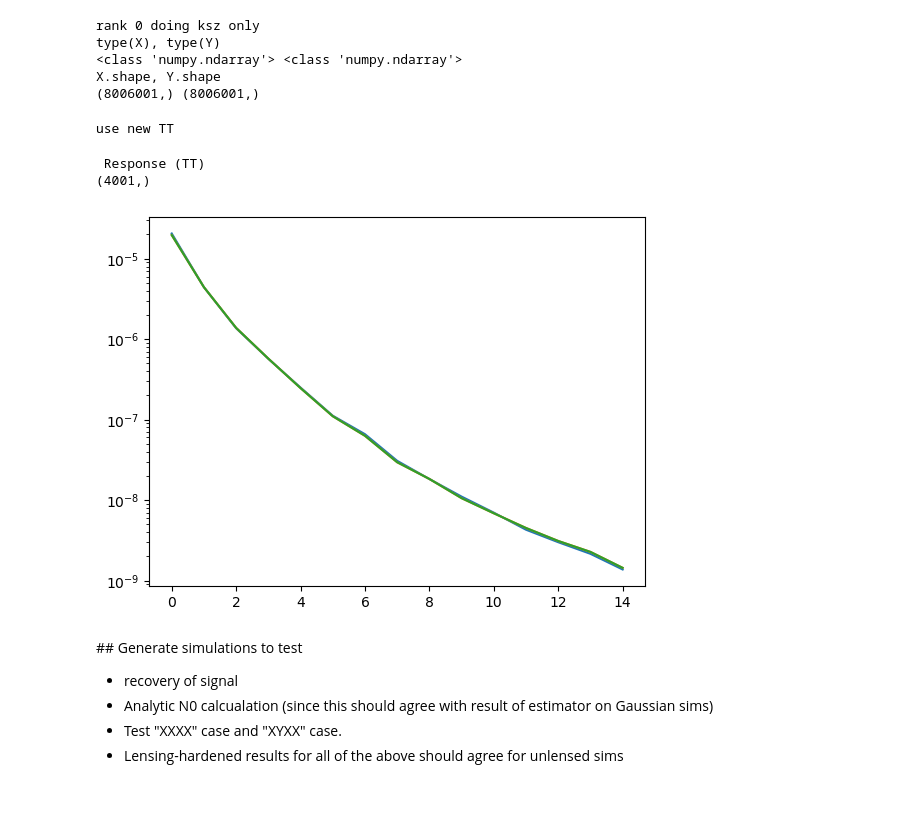
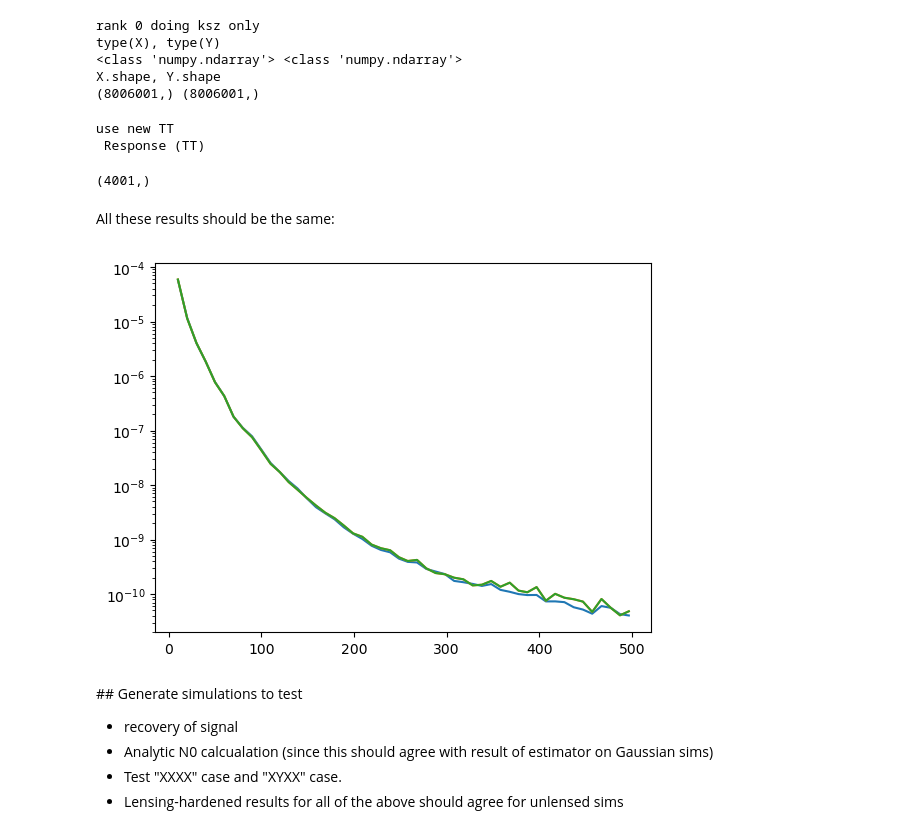
Before and after one commit to simonsobs/ksz4, a Jupyter notebook: examples/test_bias-hardening.ipynb, the cells around one changed output. Cells and saved outputs as stored; diff of their text form; code cells hidden in the pictures; blank space fills up the shorter version.

```diff
--- a/examples/test_bias-hardening.ipynb
+++ b/examples/test_bias-hardening.ipynb
@@ -152,10 +156,13 @@ getting AB and CD qfuncs for qe
 
 #assert np.allclose(abcd_setup_XX["norm_K_AB_lh"], abcd_setup_XYXX["norm_K_CD_lh"])
 
+binner=ClBinner(lmin=5,lmax=500,nbin=50)
+
+
 fig,ax=plt.subplots()
-ax.plot(normal_setup["N0_K"])
-ax.plot(normal_setup["N0_K_lh"])
-ax.plot(abcd_setup_XX["N0_ABCD_K_lh"])
+ax.plot(binner.bin_mids, binner(normal_setup["N0_K"]))
+ax.plot(0.99*binner.bin_mids, binner(normal_setup["N0_K_lh"]))
+ax.plot(1.01*binner.bin_mids, binner(abcd_setup_XX["N0_ABCD_K_lh"]))
 #ax.plot(abcd_setup_XYXX["norm_K_CD_lh"])
 ax.set_yscale("log")
 
@@ -172,6 +179,6 @@ ax.set_yscale("log")
 
 fig,ax=plt.subplots()
 ax.plot(normal_setup["N0_K"])
-ax.plot(1.1*abcd_setup_XX["N0_ABCD_K"])
+ax.plot(abcd_setup_XX["N0_ABCD_K"])
 ax.set_yscale("log")
 # %% [output]
@@ -214,33 +221,35 @@ type(X), type(Y)
 X.shape, Y.shape
 (8006001,) (8006001,)
 # %%
-if rank==0:
-    #also get ksz-only N0
-    N0_XX_kszonly = normal_setup["get_fg_trispectrum_K_N0"](
-        cl_rksz
-    )
-    N0_XX_lh_kszonly = normal_setup["get_fg_trispectrum_K_N0_lh"](
-        cl_rksz
-    )
-    N0_abcd_XX_lh_kszonly = abcd_setup_XX["get_fg_trispectrum_N0_ABCD_lh"](
-        cl_rksz, cl_rksz, cl_rksz, cl_rksz
-    )
+
+#also get ksz-only N0
+N0_XX_kszonly = normal_setup["get_fg_trispectrum_K_N0"](
+    cl_rksz
+)
+N0_XX_lh_kszonly = normal_setup["get_fg_trispectrum_K_N0_lh"](
+    cl_rksz
+)
+N0_abcd_XX_lh_kszonly = abcd_setup_XX["get_fg_trispectrum_N0_ABCD_lh"](
+    cl_rksz, cl_rksz, cl_rksz, cl_rksz
+)
 # %% [output]
 use new TT
+ Response (TT)
- Response (TT)
 (4001,)
+# %% [markdown]
+All these results should be the same:
 # %%
 %matplotlib inline
 
 fig,ax=plt.subplots()
 
-ax.plot(cl_KK_XX_kszonly - binner(N0_XX_kszonly))
-ax.plot(cl_KK_XX_lh_kszonly - binner(N0_XX_lh_kszonly))
-ax.plot(cl_KK_abcd_XX_lh_kszonly - binner(N0_abcd_XX_lh_kszonly))
+ax.plot(binner.bin_mids, cl_KK_XX_kszonly - binner(N0_XX_kszonly))
+ax.plot(binner.bin_mids, cl_KK_XX_lh_kszonly - binner(N0_XX_lh_kszonly))
+ax.plot(binner.bin_mids, cl_KK_abcd_XX_lh_kszonly - binner(N0_abcd_XX_lh_kszonly))
 
 ax.set_yscale('log')
 # %% [output]
-[figure, old version]
+[figure, new version]
 # %% [markdown]
 ## Generate simulations to test
 - recovery of signal
```
Also changed, not shown: parts of 11 cells of this notebook.
